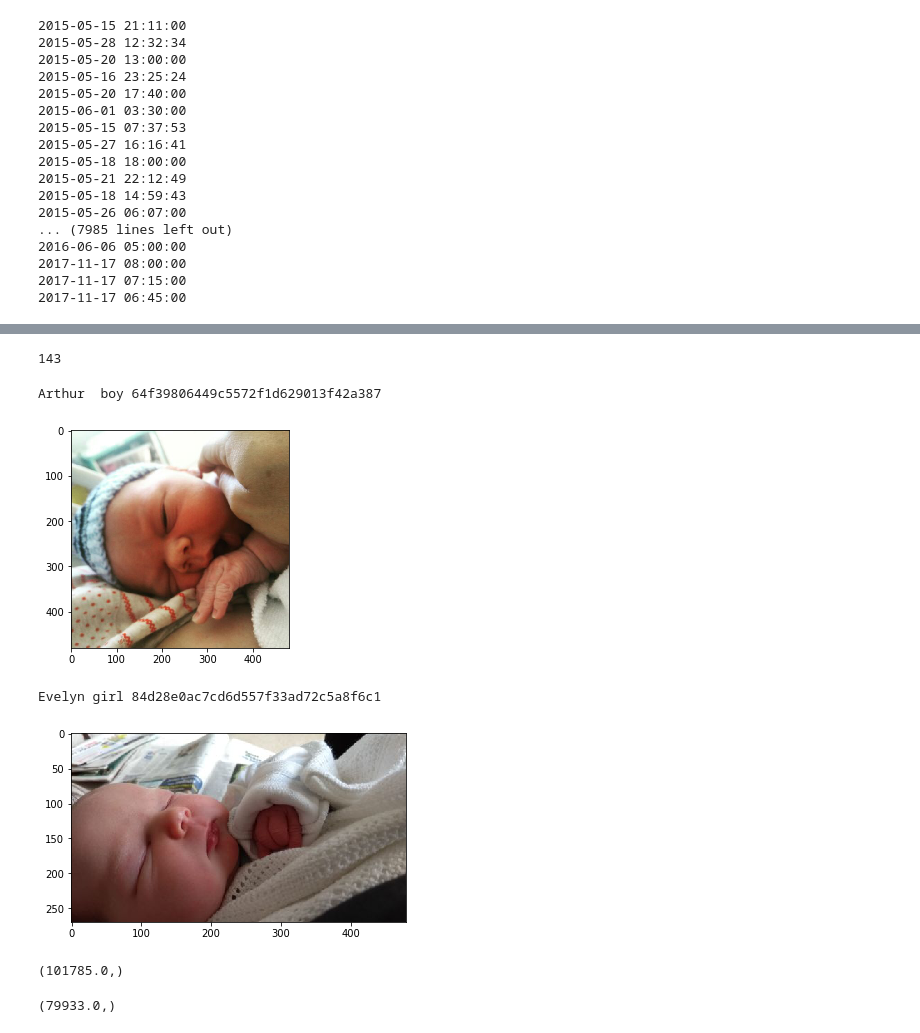
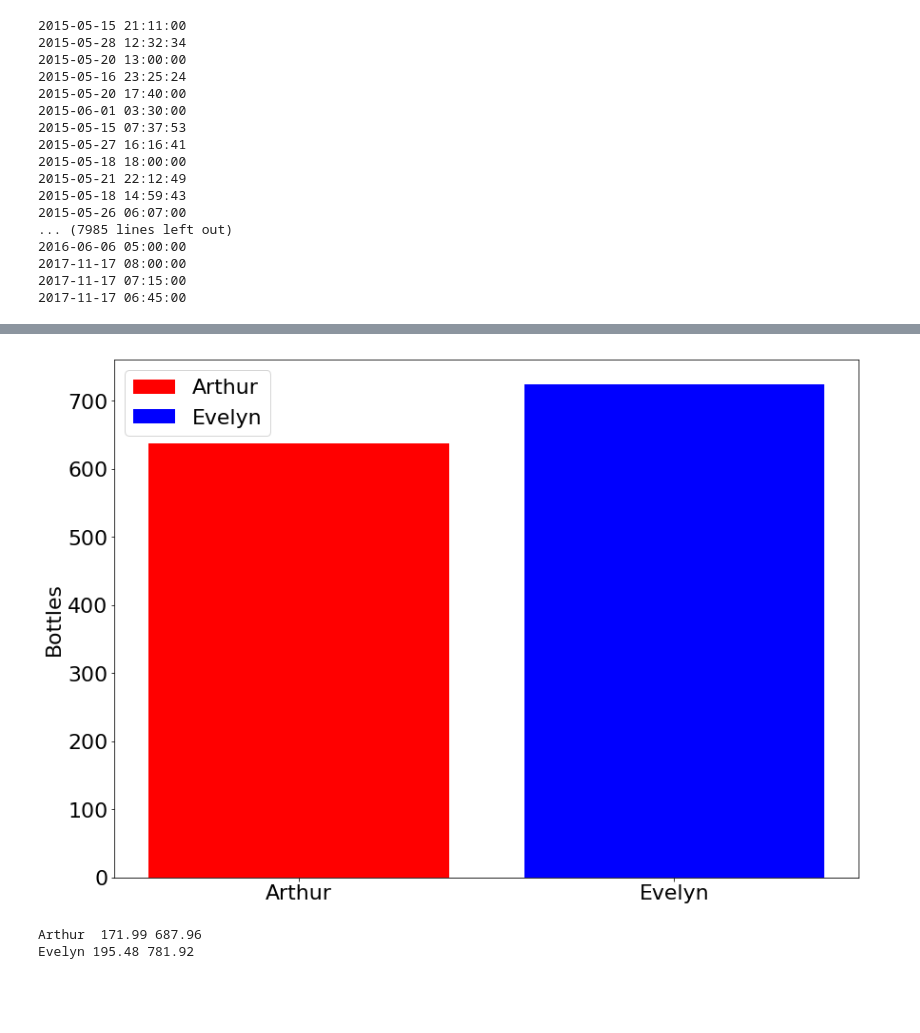
Before and after one commit to martinjc/baby-daybook-analysis, a Jupyter notebook: Children.ipynb, the cells around one changed output, grey strips where cells are left out. Cells and saved outputs as stored; diff of their text form; code cells hidden in the pictures; blank space fills up the shorter version.

```diff
--- a/Children.ipynb
+++ b/Children.ipynb
@@ -107,37 +167,22 @@ print(arthur_count)
+# %%
+plt.rc('font', size=22)
+fig, ax = plt.subplots(figsize=[14,10])
+bars = ax.bar([0,1], [637, 724], color=['r', 'b'])
+ax.legend((bars[0], bars[1]), ('Arthur', 'Evelyn'))
+ax.set_xticks([0,1])
+ax.set_xticklabels(['Arthur', 'Evelyn'])
+ax.set_ylabel('Bottles')
+
+plt.savefig('bottles.png')
+plt.show()
+# %% [output]
+[figure, added]
 # %%
-evelyn_count = session.query(Action).filter(Action.baby_uid=='84d28e0ac7cd6d557f33ad72c5a8f6c1').filter(Action.start_millis <= EVELYN_END).filter(Action.type == 'diaper_change').filter(Action.poo == 1).count()
-print(evelyn_count)
+for baby, data in babies.items():
+    bottles = session.query(Action).filter(Action.baby_uid==data['uid']).filter(Action.start_millis <= data['end']).filter(Action.type == 'bottle').count()
+    total_milk_boxes = (bottles * 6 * 4.5) / 900
+    total_price = total_milk_boxes * 9
+    print(baby, total_price, total_price * 4)
 # %% [output]
-143
+Arthur  171.99 687.96
+Evelyn 195.48 781.92
-# %%
-import base64
-import io
-from matplotlib import pyplot as plt
-import matplotlib.image as mpimg
-
-for baby in session.query(Baby):
-    print(baby.name, baby.gender, baby.uid)
-
-    i = base64.b64decode(baby.photo_base64)
-    i = io.BytesIO(i)
-    i = mpimg.imread(i, format='jpg')
-
-    plt.imshow(i, interpolation='nearest')
-    plt.show()
-# %% [output]
-Arthur  boy 64f39806449c5572f1d629013f42a387
-[figure, removed]
-Evelyn girl 84d28e0ac7cd6d557f33ad72c5a8f6c1
-[figure, removed]
-# %%
-from sqlalchemy.sql import func
-
-arthur_milk = session.query(func.sum(Action.volume)).filter(Action.baby_uid=='64f39806449c5572f1d629013f42a387').filter(Action.start_millis <= ARTHUR_END).filter(Action.type == 'bottle')
-print(arthur_milk.one())
-# %% [output]
-(101785.0,)
-# %%
-evelyn_milk = session.query(func.sum(Action.volume)).filter(Action.baby_uid=='84d28e0ac7cd6d557f33ad72c5a8f6c1').filter(Action.start_millis <= EVELYN_END).filter(Action.type == 'bottle')
-print(evelyn_milk.one())
-# %% [output]
-(79933.0,)
```
Also changed, not shown: parts of 27 cells of this notebook.
